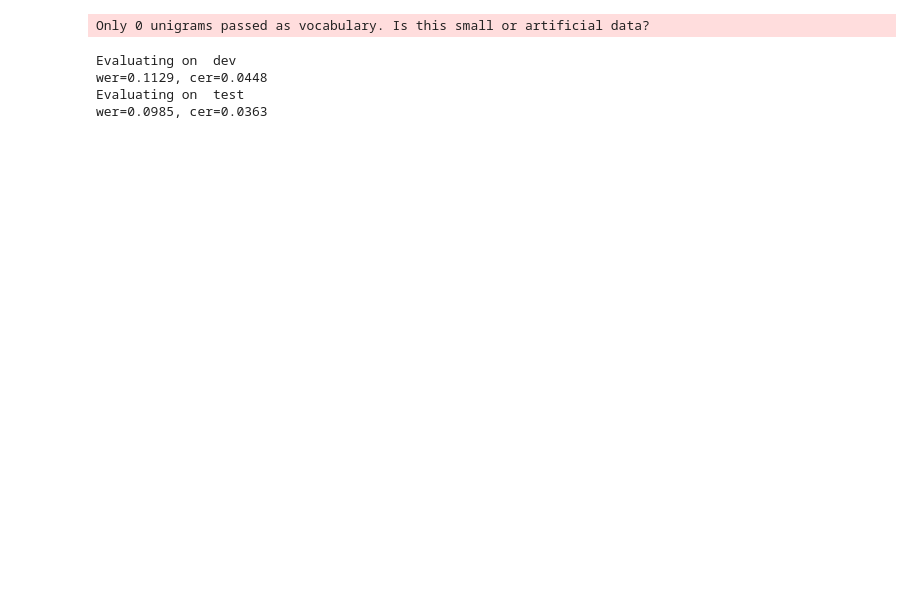
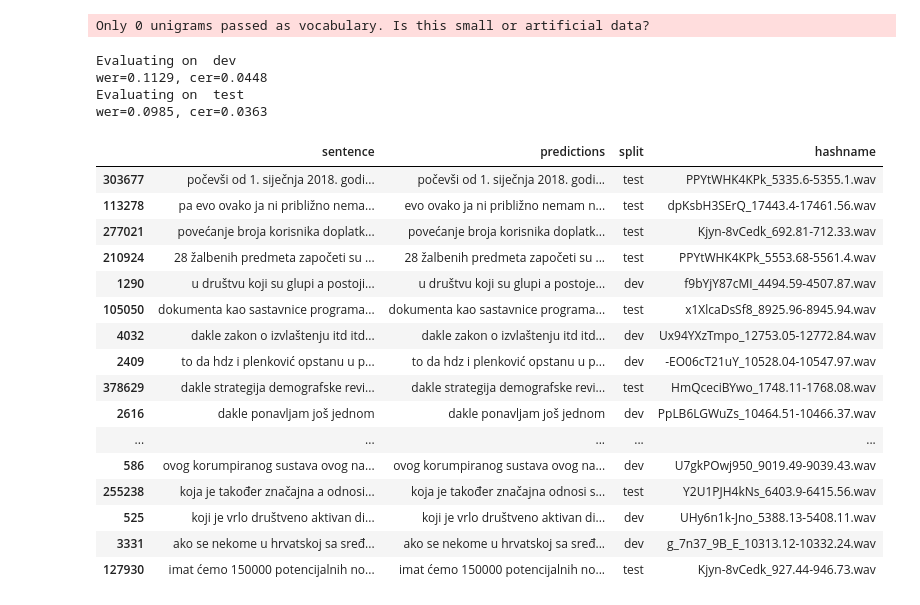
Before and after one commit to 5roop/task8, a Jupyter notebook: 39_2_LM_evaluation.ipynb, the cells around one changed output. Drawn from its saved outputs; the diff is of its cells as text; code cells hidden in the pictures; blank space fills up the shorter version.

```diff
--- a/39_2_LM_evaluation.ipynb
+++ b/39_2_LM_evaluation.ipynb
@@ -78,3 +78,24 @@ df[["sentence", "predictions", "split", "hashname"]].to_csv(
     "39_model_with_LM_output_for_evaluation.csv",
     index=False
     )
+# %%
+pd.set_option('display.max_colwidth', None)
+df[["sentence", "predictions", "split", "hashname"]].sample(20)
+# %% [output]
+|  | sentence | predictions | split | hashname |
+| 303677 | počevši od 1. siječnja 2018. godi... | počevši od 1. siječnja 2018. godi... | test | PPYtWHK4KPk_5335.6-5355.1.wav |
+| 113278 | pa evo ovako ja ni približno nema... | evo ovako ja ni približno nemam n... | test | dpKsbH3SErQ_17443.4-17461.56.wav |
+| 277021 | povećanje broja korisnika doplatk... | povećanje broja korisnika doplatk... | test | Kjyn-8vCedk_692.81-712.33.wav |
+| 210924 | 28 žalbenih predmeta započeti su ... | 28 žalbenih predmeta započeti su ... | test | PPYtWHK4KPk_5553.68-5561.4.wav |
+| 1290 | u društvu koji su glupi a postoji... | u društvu koji su glupi a postoje... | dev | f9bYjY87cMI_4494.59-4507.87.wav |
+| 105050 | dokumenta kao sastavnice programa... | dokumenta kao sastavnice programa... | test | x1XlcaDsSf8_8925.96-8945.94.wav |
+| 4032 | dakle zakon o izvlaštenju itd itd... | dakle zakon o izvlaštenju itd itd... | dev | Ux94YXzTmpo_12753.05-12772.84.wav |
+| 2409 | to da hdz i plenković opstanu u p... | to da hdz i plenković opstanu u p... | dev | -EO06cT21uY_10528.04-10547.97.wav |
+| 378629 | dakle strategija demografske revi... | dakle strategija demografske revi... | test | HmQceciBYwo_1748.11-1768.08.wav |
+| 2616 | dakle ponavljam još jednom | dakle ponavljam još jednom | dev | PpLB6LGWuZs_10464.51-10466.37.wav |
+| ... | ... | ... | ... | ... |
+| 586 | ovog korumpiranog sustava ovog na... | ovog korumpiranog sustava ovog na... | dev | U7gkPOwj950_9019.49-9039.43.wav |
+| 255238 | koja je također značajna a odnosi... | koja je također značajna odnosi s... | test | Y2U1PJH4kNs_6403.9-6415.56.wav |
+| 525 | koji je vrlo društveno aktivan di... | koji je vrlo društveno aktivan di... | dev | UHy6n1k-Jno_5388.13-5408.11.wav |
+| 3331 | ako se nekome u hrvatskoj sa sređ... | ako se nekome u hrvatskoj sa sređ... | dev | g_7n37_9B_E_10313.12-10332.24.wav |
+| 127930 | imat ćemo 150000 potencijalnih no... | imat ćemo 150000 potencijalnih no... | test | Kjyn-8vCedk_927.44-946.73.wav |
```
Also changed, not shown: parts of 2 cells of this notebook.
